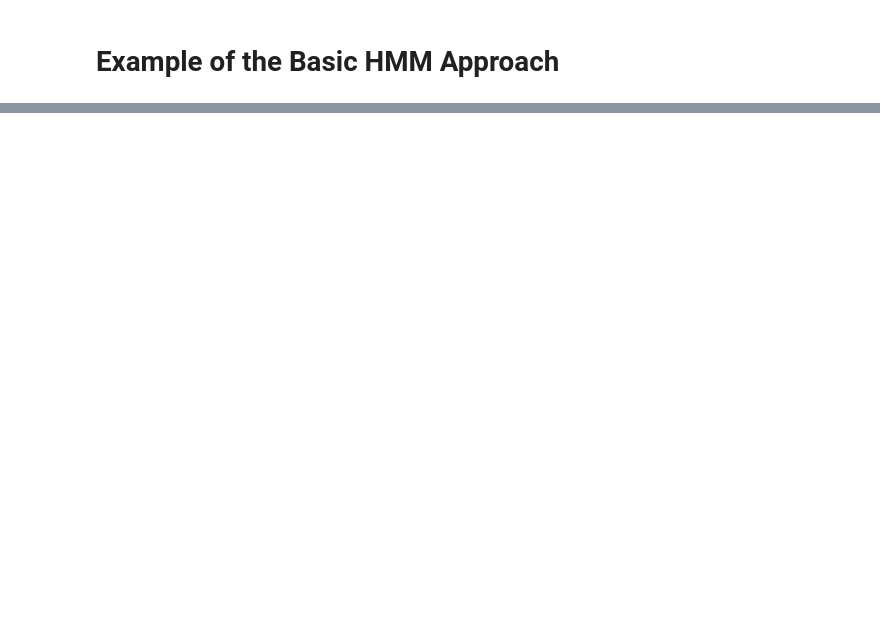
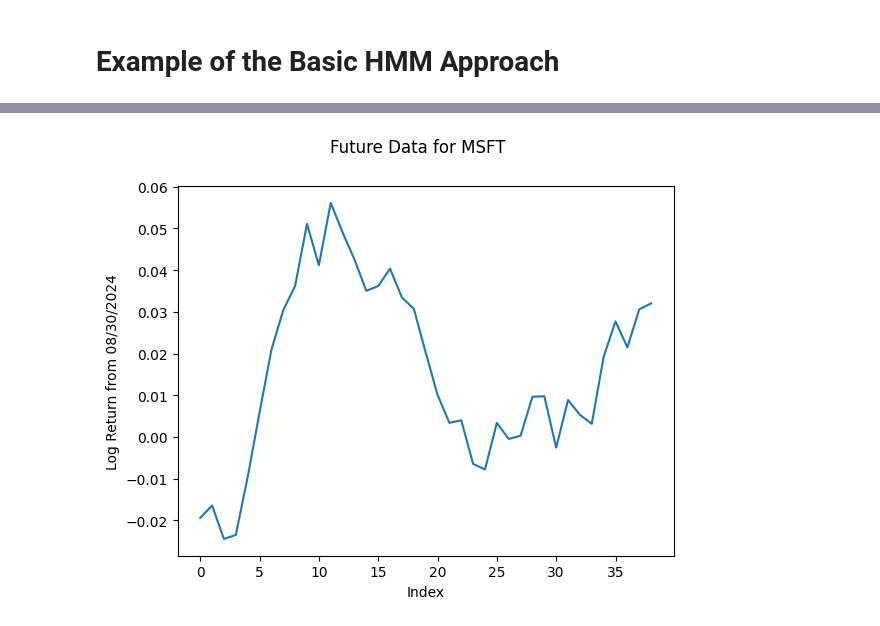
Before and after one commit to hidden-regime/hidden-regime, a Jupyter notebook: notebooks/ExampleHMM.ipynb, the cells around one changed output, grey strips where cells are left out. Saved outputs shown, nothing was run; the diff lists cells and outputs as text; code cells hidden in the pictures; blank space fills up the shorter version.

```diff
--- a/notebooks/ExampleHMM.ipynb
+++ b/notebooks/ExampleHMM.ipynb
@@ -112,0 +191,11 @@ _ = fig.suptitle(f'State Probability Estimate for {TICKER}')
+# %%
+future_data = hr.load_stock_data(TICKER, END_DATE, FUTURE_DATE.replace(tzinfo=None))
+price_change = np.log(future_data.price / data.price.iloc[-1])
+# %%
+fig = plt.figure()
+ax = price_change.plot()
+ax.set_ylabel(f'Log Return from {formatted_date}')
+ax.set_xlabel('Index')
+_ = fig.suptitle(f'Future Data for {TICKER}')
+# %% [output]
+[figure, added]
```
Also changed, not shown: parts of 17 cells of this notebook, 1 other file.
